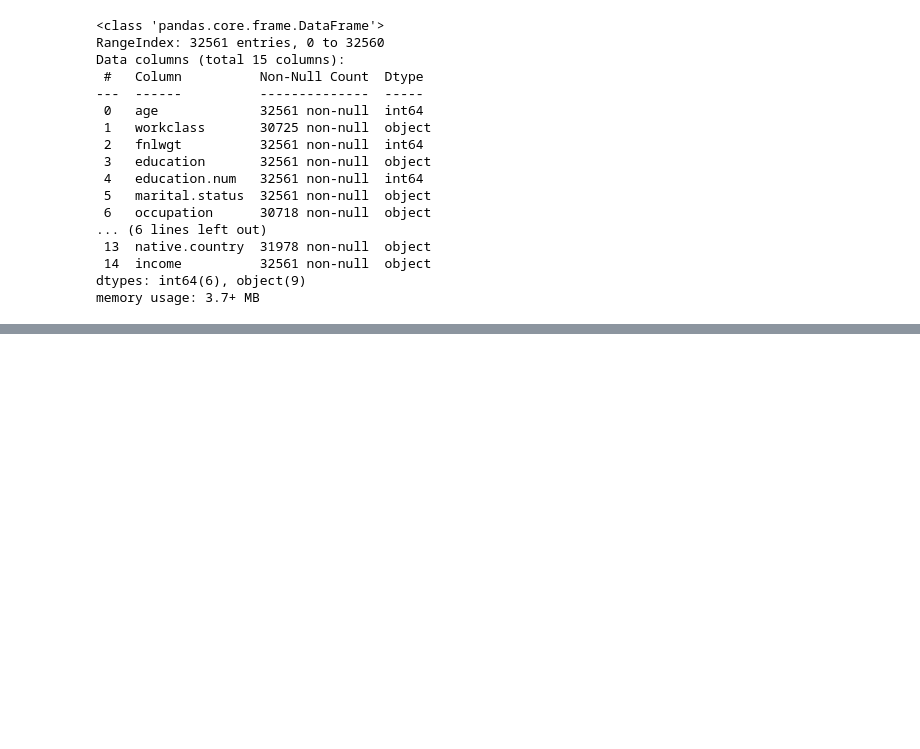
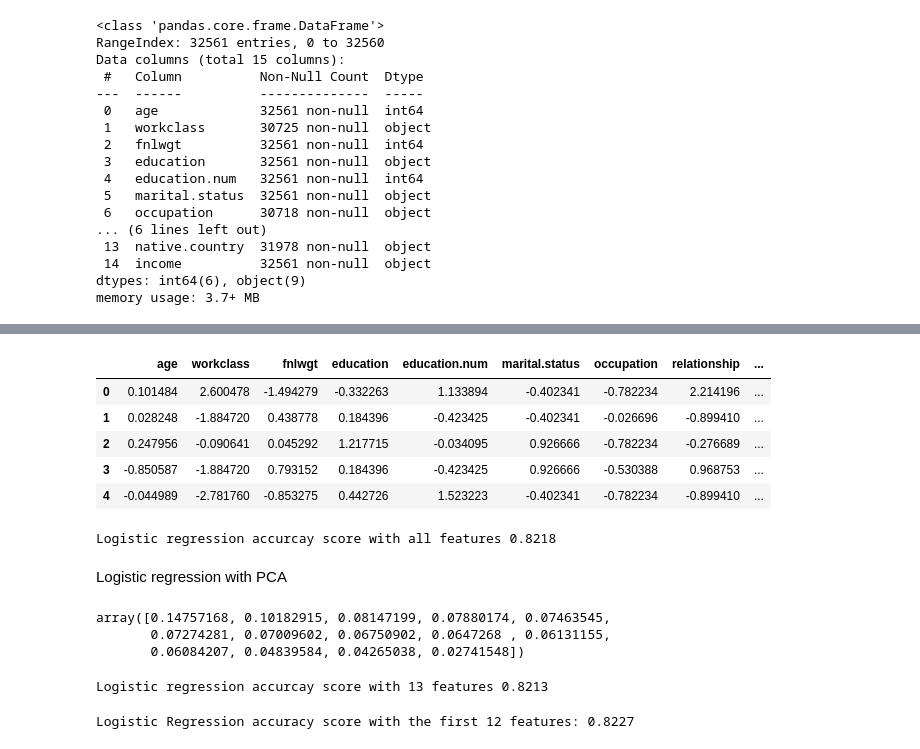
Before and after one commit to Tharuniiii/6months-FSDS-gen_ai_agentic_ai, a Jupyter notebook: machine learning journey/logistic regression with pca.ipynb, the cells around one changed output, grey strips where cells are left out. Drawn from its saved outputs; the diff is of its cells as text; code cells hidden in the pictures; blank space fills up the shorter version.

```diff
--- a/machine learning journey/logistic regression with pca.ipynb
+++ b/machine learning journey/logistic regression with pca.ipynb
@@ -95,0 +149,77 @@ for col in ['workclass','occupation','native.country']:
+# %%
+x_train.head()
+# %% [output]
+|  | age | workclass | fnlwgt | education | education.num | marital.status | occupation | relationship | ... |
+| 0 | 0.101484 | 2.600478 | -1.494279 | -0.332263 | 1.133894 | -0.402341 | -0.782234 | 2.214196 | ... |
+| 1 | 0.028248 | -1.884720 | 0.438778 | 0.184396 | -0.423425 | -0.402341 | -0.026696 | -0.899410 | ... |
+| 2 | 0.247956 | -0.090641 | 0.045292 | 1.217715 | -0.034095 | 0.926666 | -0.782234 | -0.276689 | ... |
+| 3 | -0.850587 | -1.884720 | 0.793152 | 0.184396 | -0.423425 | 0.926666 | -0.530388 | 0.968753 | ... |
+| 4 | -0.044989 | -2.781760 | -0.853275 | 0.442726 | 1.523223 | -0.402341 | -0.782234 | -0.899410 | ... |
+# %%
+# Logistic regression with all features
+from sklearn.linear_model import LogisticRegression
+from sklearn.metrics import accuracy_score
+logreg = LogisticRegression()
+logreg.fit(x_train,y_train)
+y_pred = logreg.predict(x_test)
+print('Logistic regression accurcay score with all features {0:0.4f}'.format(accuracy_score(y_test,y_pred)))
+# %% [output]
+Logistic regression accurcay score with all features 0.8218
+# %% [markdown]
+Logistic regression with PCA
+# %%
+from sklearn.decomposition import PCA
+pca = PCA()
+x_train = pca.fit_transform(x_train)
+pca.explained_variance_ratio_
+# %% [output]
+array([0.14757168, 0.10182915, 0.08147199, 0.07880174, 0.07463545,
+       0.07274281, 0.07009602, 0.06750902, 0.0647268 , 0.06131155,
+       0.06084207, 0.04839584, 0.04265038, 0.02741548])
+# %%
+# Logistic reg with 1st 13 features
+x = df.drop(['income','native.country'], axis=1)
+y = df['income']
+x_train,x_test,y_train,y_test = train_test_split(x,y,test_size = 0.3, random_state = 0)
+for feature in categorical:
+    if feature in x_train.columns:   # only encode if column exists
+        le = preprocessing.LabelEncoder()
+        x_train[feature] = le.fit_transform(x_train[feature])
+        x_test[feature] = le.transform(x_test[feature])
+
+x_train = pd.DataFrame(scaler.fit_transform(x_train),columns=x.columns)
+x_test = pd.DataFrame(scaler.transform(x_test),columns=x.columns)
+
+logreg = LogisticRegression()
+logreg.fit(x_train,y_train)
+y_pred = logreg.predict(x_test)
+print('Logistic regression accurcay score with 13 features {0:0.4f}'.format(accuracy_score(y_test,y_pred)))
+# %% [output]
+Logistic regression accurcay score with 13 features 0.8213
+# %%
+# with 12 features
+X = df.drop(['income','native.country', 'hours.per.week'], axis=1)
+y = df['income']
+
+
+X_train, X_test, y_train, y_test = train_test_split(X, y, test_size = 0.3, random_state = 0)
+
+
+categorical = ['workclass', 'education', 'marital.status', 'occupation', 'relationship', 'race', 'sex']
+for feature in categorical:
+        le = preprocessing.LabelEncoder()
+        X_train[feature] = le.fit_transform(X_train[feature])
+        X_test[feature] = le.transform(X_test[feature])
+
+
+X_train = pd.DataFrame(scaler.fit_transform(X_train), columns = X.columns)
+
+X_test = pd.DataFrame(scaler.transform(X_test), columns = X.columns)
+
+logreg = LogisticRegression()
+logreg.fit(X_train, y_train)
+y_pred = logreg.predict(X_test)
+
+print('Logistic Regression accuracy score with the first 12 features: {0:0.4f}'. format(accuracy_score(y_test, y_pred)))
+# %% [output]
+Logistic Regression accuracy score with the first 12 features: 0.8227
```
Also changed, not shown: parts of 11 cells of this notebook, 8 other files.
